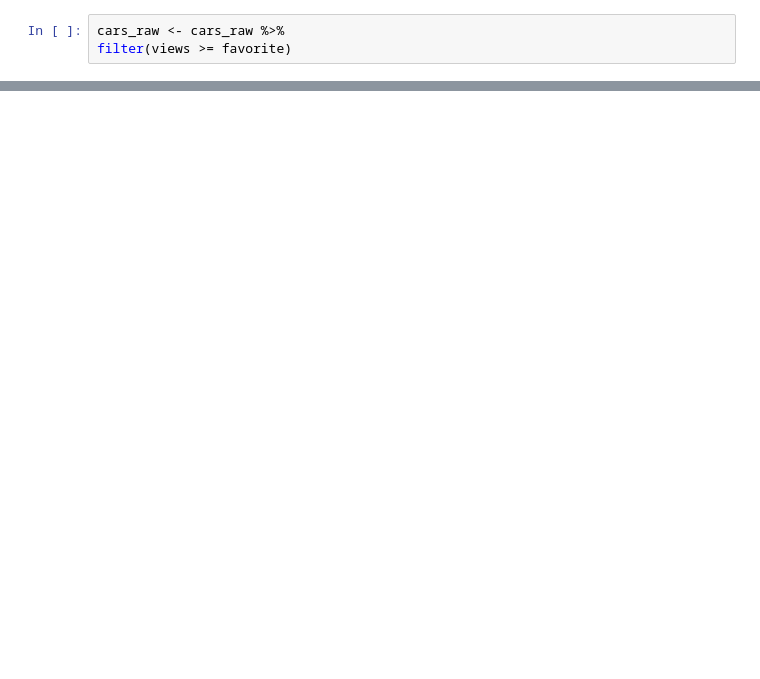
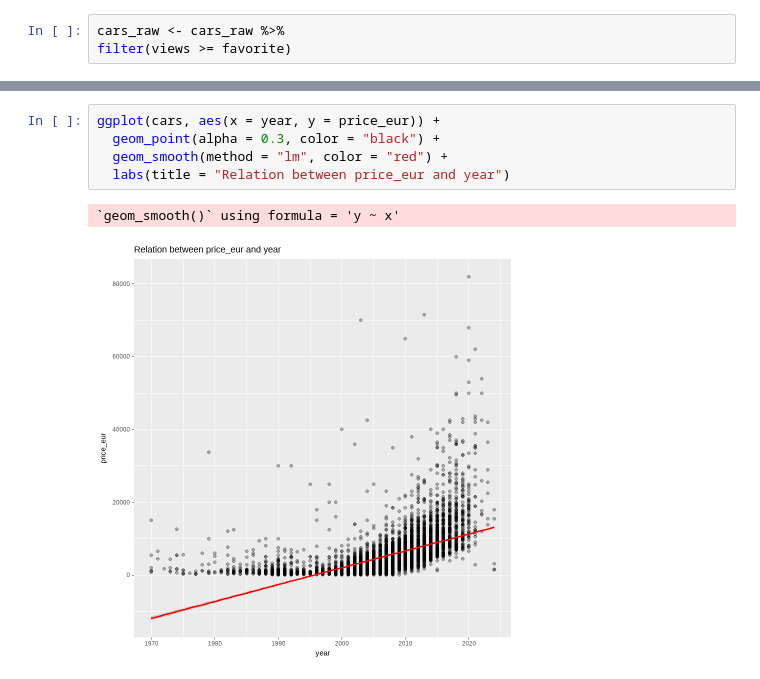
Before and after one commit to balintschmidt22/r_data_mining, a Jupyter notebook: car_sales.ipynb, the cells around one changed output, grey strips where cells are left out. Saved outputs shown, nothing was run; the diff lists cells and outputs as text; blank space fills up the shorter version.

```diff
--- a/car_sales.ipynb
+++ b/car_sales.ipynb
@@ -353,0 +688,8 @@ A tibble: 4 × 1
+# %%
+ggplot(cars, aes(x = year, y = price_eur)) +
+  geom_point(alpha = 0.3, color = "black") +
+  geom_smooth(method = "lm", color = "red") +
+  labs(title = "Relation between price_eur and year")
+# %% [output]
+`geom_smooth()` using formula = 'y ~ x'
+[figure, added]
```
Also changed, not shown: parts of 50 cells of this notebook.
